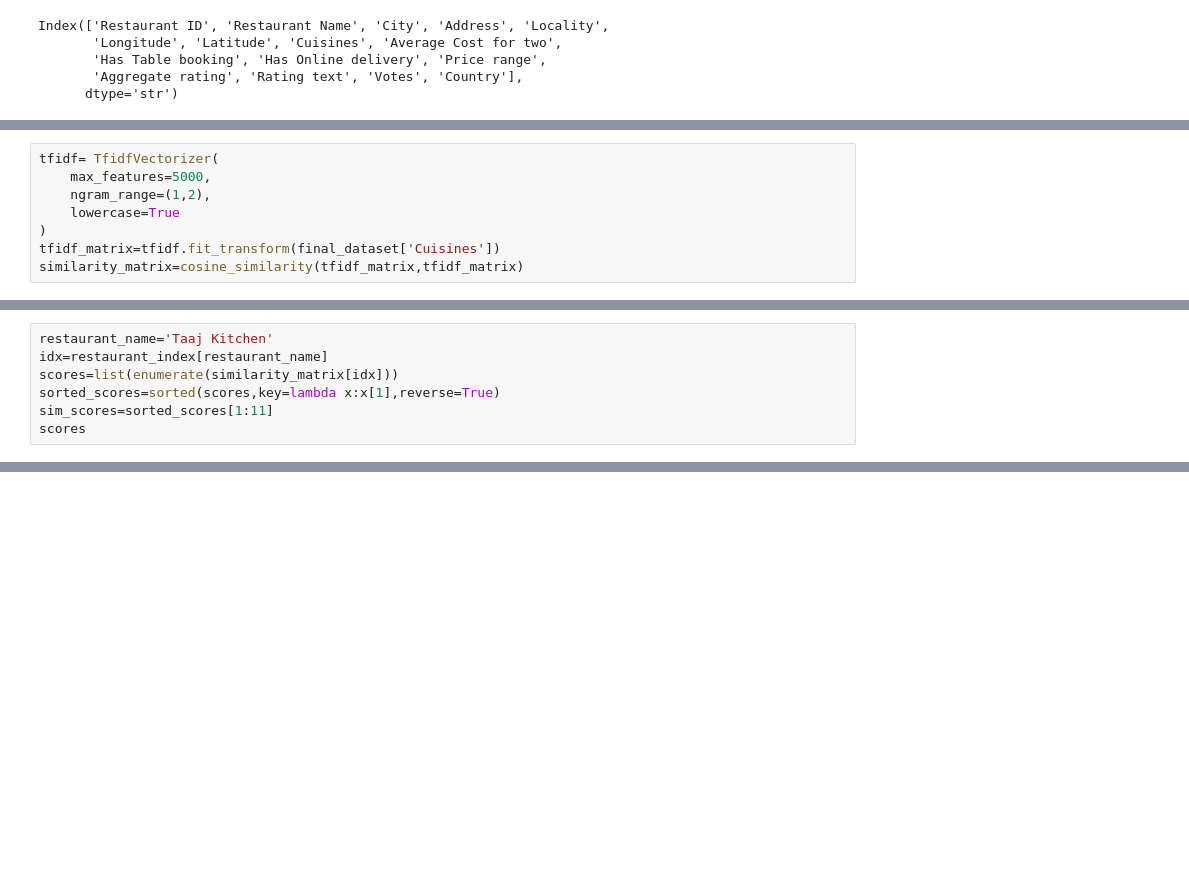
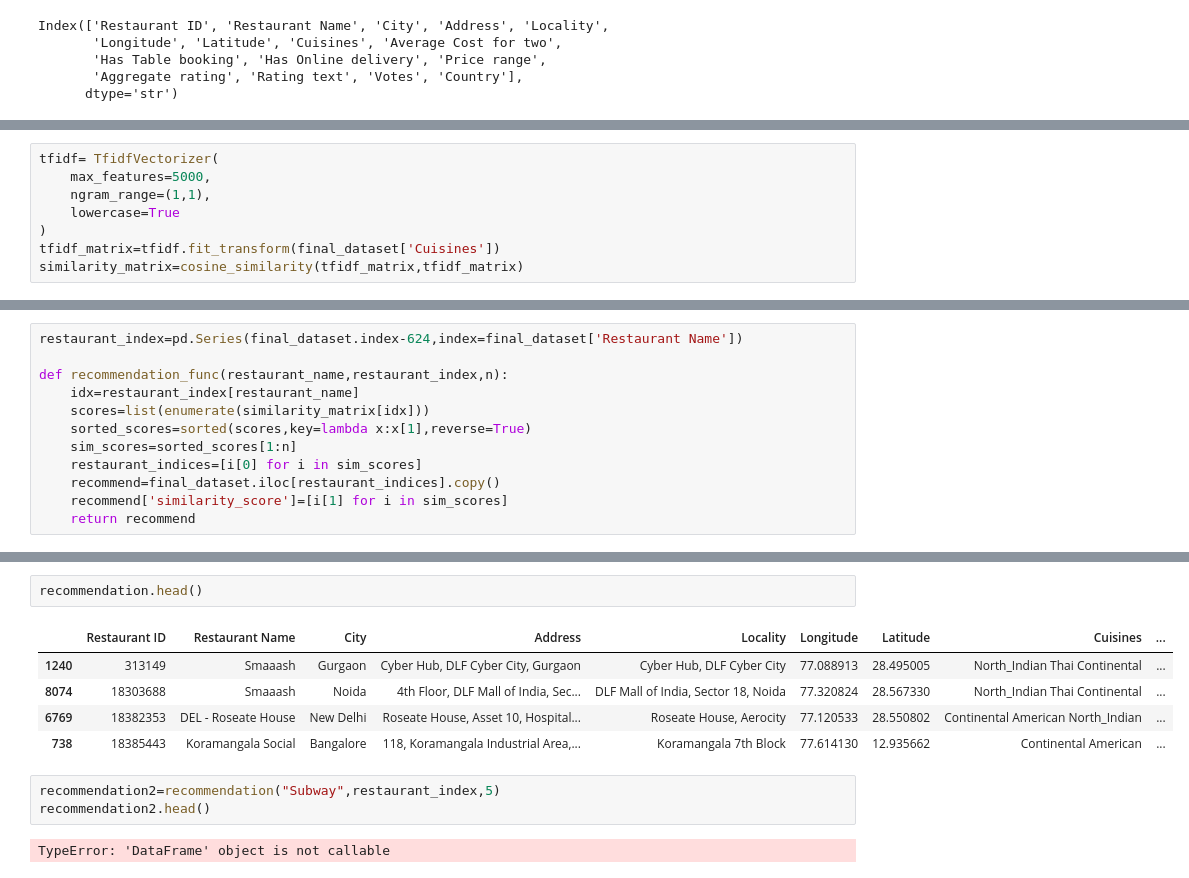
Before and after one commit to vansh-076/Zomato-Recommendation-system, a Jupyter notebook: Recommendation_system.ipynb, the cells around one changed output, grey strips where cells are left out. Cells and saved outputs as stored; diff of their text form; blank space fills up the shorter version.

```diff
--- a/Recommendation_system.ipynb
+++ b/Recommendation_system.ipynb
@@ -95,7 +108,7 @@ final_dataset.sample(2)
 # %%
 tfidf= TfidfVectorizer(
     max_features=5000,
-    ngram_range=(1,2),
+    ngram_range=(1,1),
     lowercase=True
 )
 tfidf_matrix=tfidf.fit_transform(final_dataset['Cuisines'])
@@ -121,7 +115,0 @@ Length: 8652, dtype: int64
-# %%
-restaurant_name='Taaj Kitchen'
-idx=restaurant_index[restaurant_name]
-scores=list(enumerate(similarity_matrix[idx]))
-sorted_scores=sorted(scores,key=lambda x:x[1],reverse=True)
-sim_scores=sorted_scores[1:11]
-scores
@@ -162,0 +116,12 @@ recommend
+# %%
+restaurant_index=pd.Series(final_dataset.index-624,index=final_dataset['Restaurant Name'])
+
+def recommendation_func(restaurant_name,restaurant_index,n):
+    idx=restaurant_index[restaurant_name]
+    scores=list(enumerate(similarity_matrix[idx]))
+    sorted_scores=sorted(scores,key=lambda x:x[1],reverse=True)
+    sim_scores=sorted_scores[1:n]
+    restaurant_indices=[i[0] for i in sim_scores]
+    recommend=final_dataset.iloc[restaurant_indices].copy()
+    recommend['similarity_score']=[i[1] for i in sim_scores]
+    return recommend
@@ -162,0 +141,13 @@ recommend
+# %%
+recommendation.head()
+# %% [output]
+|  | Restaurant ID | Restaurant Name | City | Address | Locality | Longitude | Latitude | Cuisines | ... |
+| 1240 | 313149 | Smaaash | Gurgaon | Cyber Hub, DLF Cyber City, Gurgaon | Cyber Hub, DLF Cyber City | 77.088913 | 28.495005 | North_Indian Thai Continental | ... |
+| 8074 | 18303688 | Smaaash | Noida | 4th Floor, DLF Mall of India, Sec... | DLF Mall of India, Sector 18, Noida | 77.320824 | 28.567330 | North_Indian Thai Continental | ... |
+| 6769 | 18382353 | DEL - Roseate House | New Delhi | Roseate House, Asset 10, Hospital... | Roseate House, Aerocity | 77.120533 | 28.550802 | Continental American North_Indian | ... |
+| 738 | 18385443 | Koramangala Social | Bangalore | 118, Koramangala Industrial Area,... | Koramangala 7th Block | 77.614130 | 12.935662 | Continental American | ... |
+# %%
+recommendation2=recommendation("Subway",restaurant_index,5)
+recommendation2.head()
+# %% [output]
+TypeError: 'DataFrame' object is not callable
```
Also changed, not shown: parts of 16 cells of this notebook.
